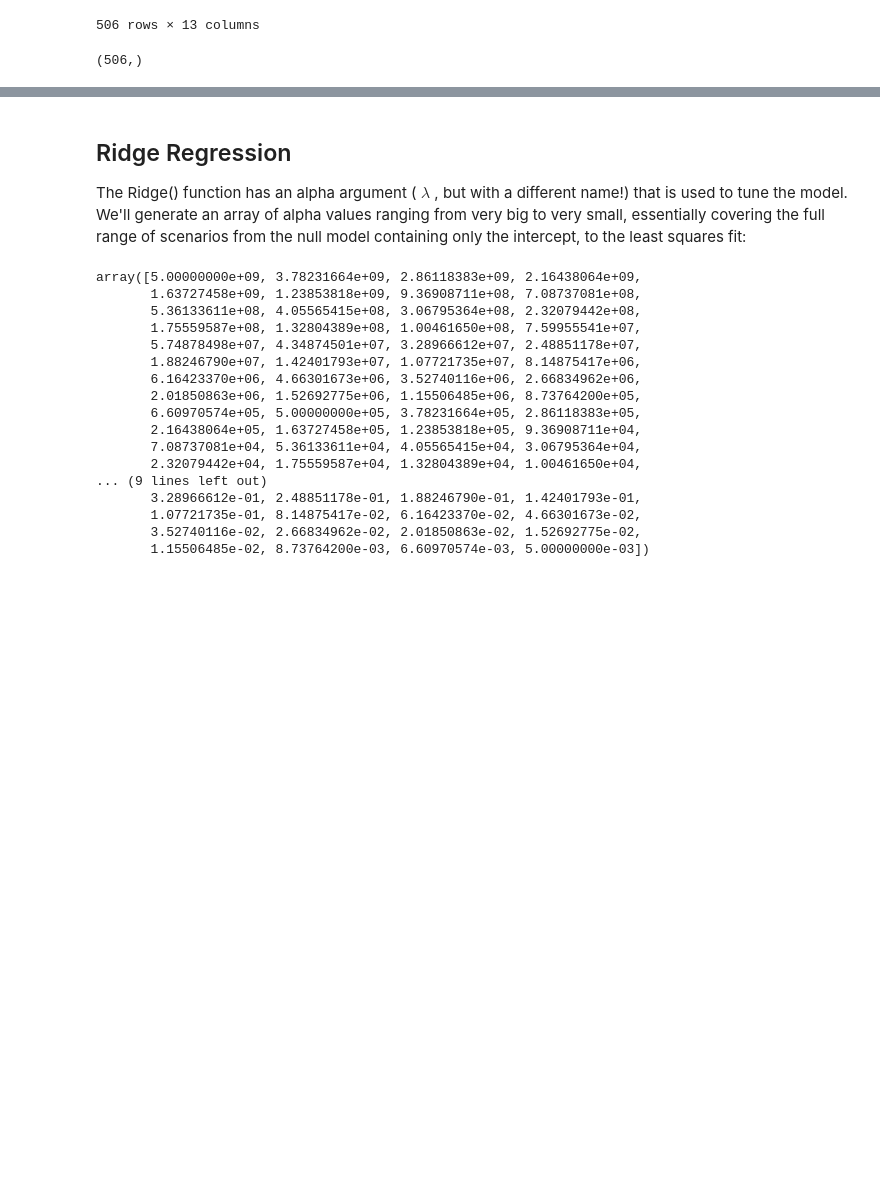
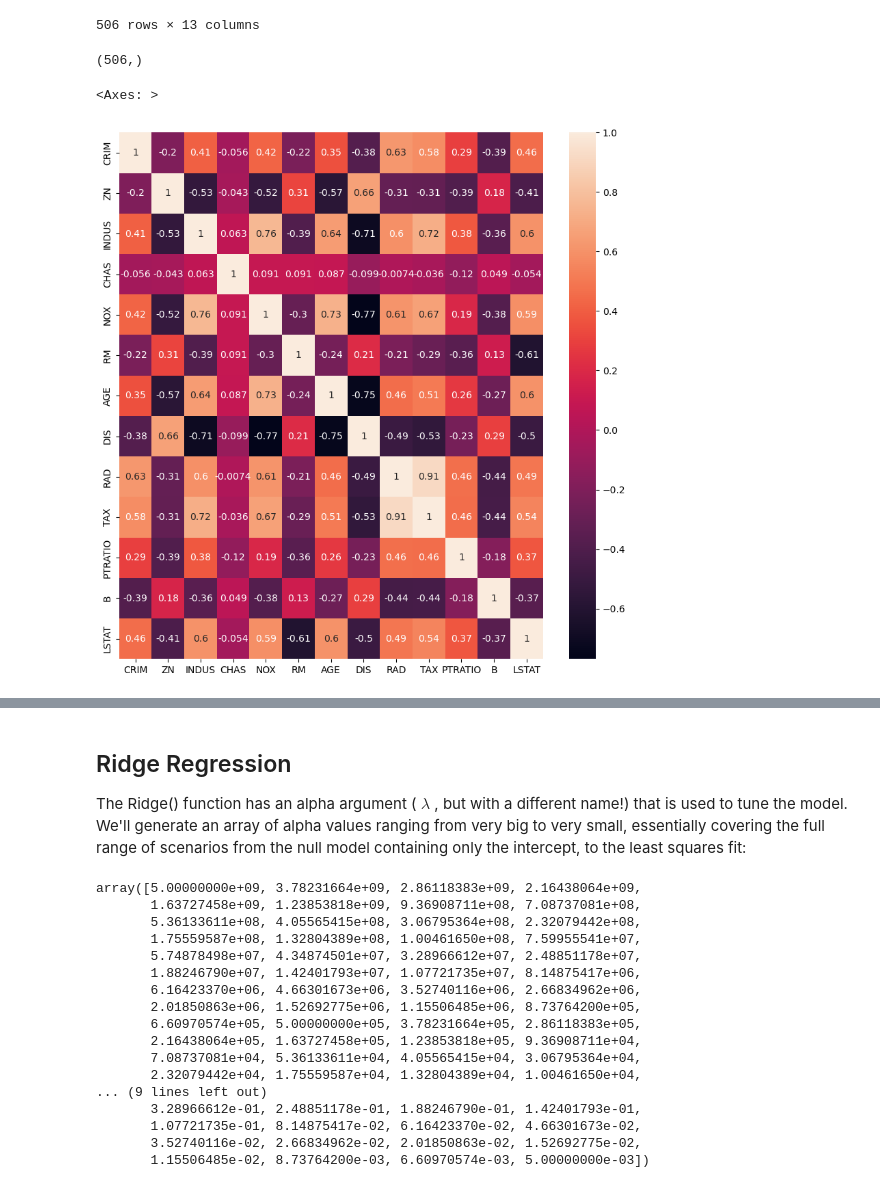
Before and after one commit to Bryce07519/Intro_MachineLeaning, a Jupyter notebook: lecture_ridge_lasso.ipynb, the cells around one changed output, grey strips where cells are left out. Saved outputs shown, nothing was run; the diff lists cells and outputs as text; code cells hidden in the pictures; blank space fills up the shorter version.

```diff
--- a/lecture_ridge_lasso.ipynb
+++ b/lecture_ridge_lasso.ipynb
@@ -76 +82,8 @@ X=data_df
 y=target
+# %%
+#Exploration
+plt.figure(figsize = (10, 10))
+sns.heatmap(data_df.corr(), annot = True)
+# %% [output]
+<Axes: >
+[figure, added]
```
Also changed, not shown: parts of 12 cells of this notebook.
